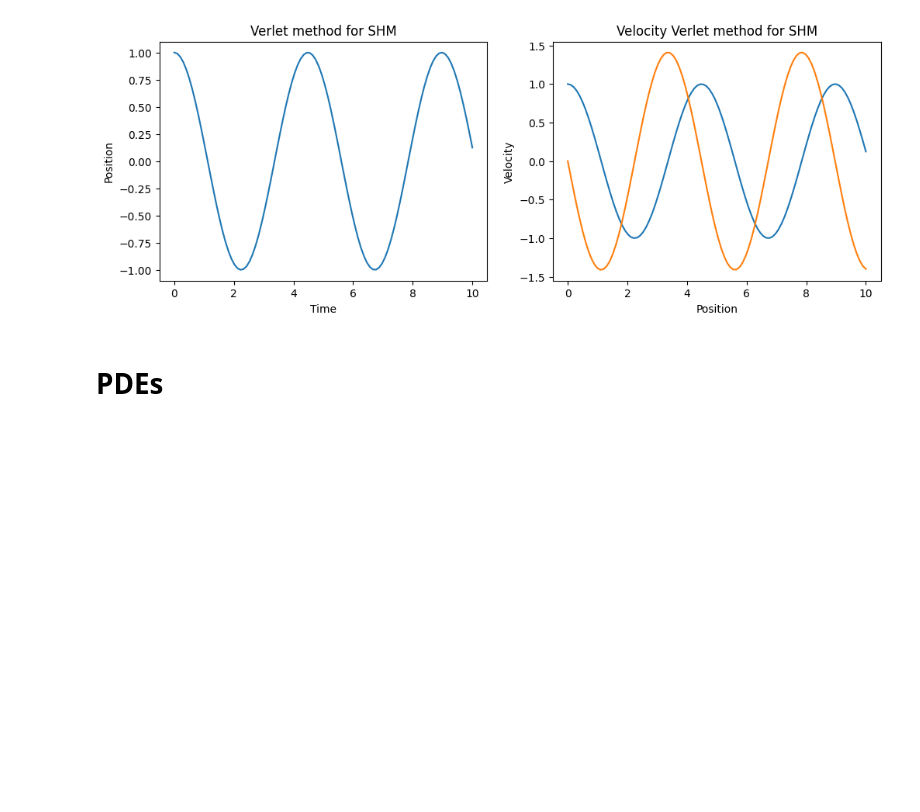
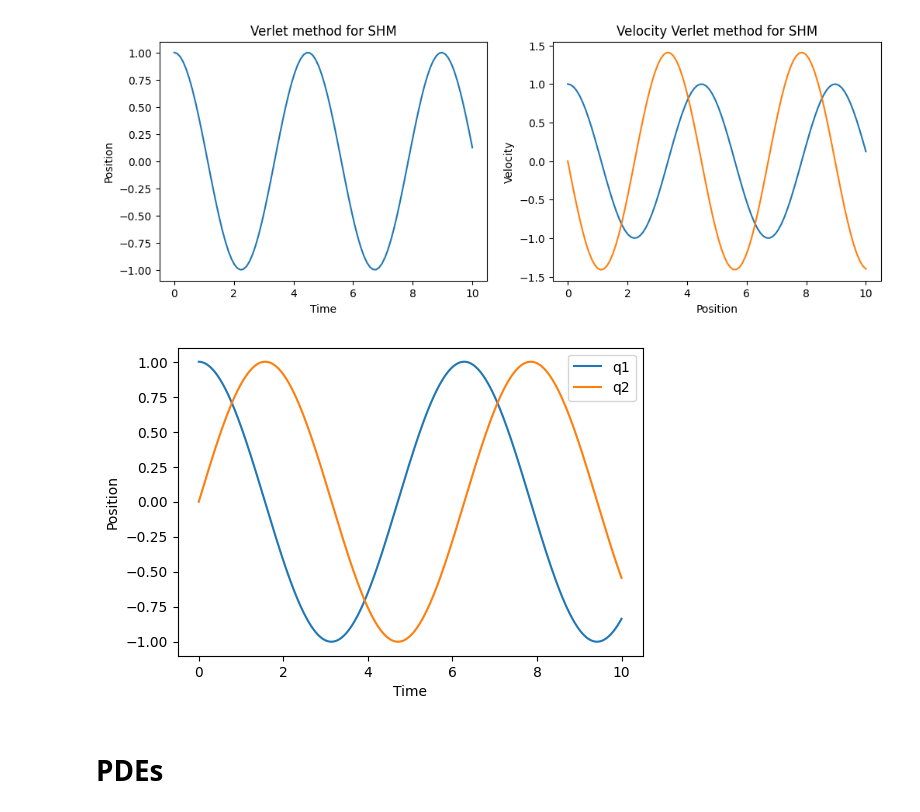
Before and after one commit to chandan-kumarsahu/P452-Computational-Physics, a Jupyter notebook: Midsem/tests_1.ipynb, the cells around one changed output. Cells and saved outputs as stored; diff of their text form; code cells hidden in the pictures; blank space fills up the shorter version.

```diff
--- a/Midsem/tests_1.ipynb
+++ b/Midsem/tests_1.ipynb
@@ -544,6 +622,35 @@ plt.title('Velocity Verlet method for SHM')
 plt.show()
 # %% [output]
 [figure]
+# %%
+# Example usage:
+# Define your Hamiltonian and its gradient
+def hamiltonian(q, p):
+    return 0.5 * dot_product(p, p) + 0.5 * dot_product(q, q)
+
+def gradient_hamiltonian(q):
+    return q
+
+# Set initial conditions and integration parameters
+q0 = [1.0, 0.0]
+p0 = [0.0, 1.0]
+num_steps = 1000
+step_size = 0.01
+
+# Perform symplectic Euler integration
+q_values, p_values = symplectic_euler(hamiltonian, gradient_hamiltonian, q0, p0, num_steps, step_size)
+
+# Plot the results
+time_values = [i * step_size for i in range(num_steps + 1)]
+plt.figure(figsize=(6,4))
+plt.plot(time_values, [qi[0] for qi in q_values], label='q1')
+plt.plot(time_values, [qi[1] for qi in q_values], label='q2')
+plt.xlabel('Time')
+plt.ylabel('Position')
+plt.legend()
+plt.show()
+# %% [output]
+[figure, added]
 # %% [markdown]
 # PDEs
 # %%
```
Also changed, not shown: parts of 3 cells of this notebook, 3 other files.
